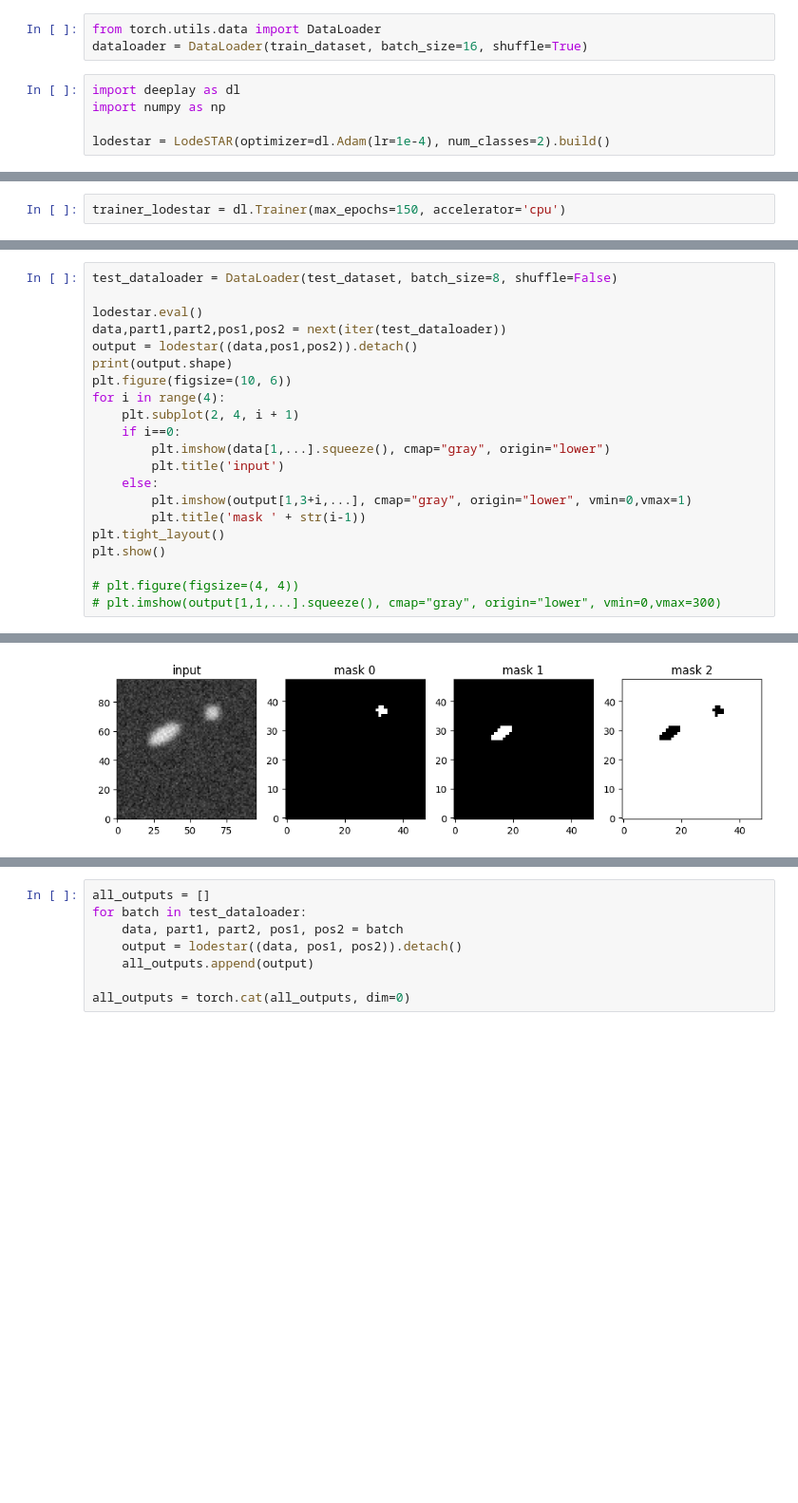
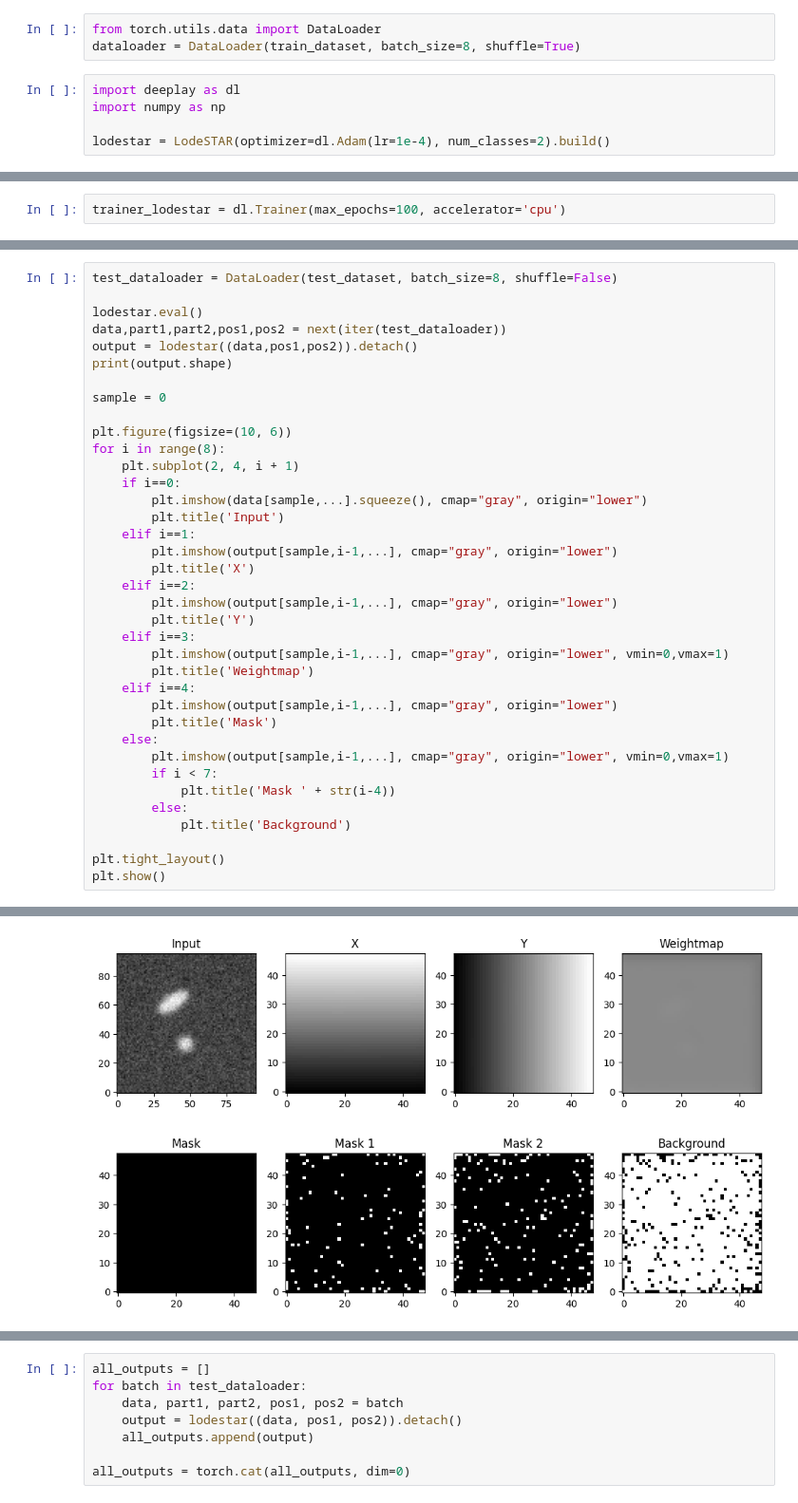
Before and after one commit to AlonsoCid/TFM_LodeSTAR, a Jupyter notebook: lodestar2.ipynb, the cells around one changed output, grey strips where cells are left out. Shown at 95% size. Saved outputs shown, nothing was run; the diff lists cells and outputs as text; blank space fills up the shorter version.

```diff
--- a/lodestar2.ipynb
+++ b/lodestar2.ipynb
@@ -407,6 +401,6 @@ Test the model
 # %%
 from torch.utils.data import DataLoader
-dataloader = DataLoader(train_dataset, batch_size=16, shuffle=True)
+dataloader = DataLoader(train_dataset, batch_size=8, shuffle=True)
 # %%
 import deeplay as dl
 import numpy as np
@@ -417,5 +409,5 @@ Train and plot the model
 # %%
-trainer_lodestar = dl.Trainer(max_epochs=150, accelerator='cpu')
+trainer_lodestar = dl.Trainer(max_epochs=100, accelerator='cpu')
 # %%
 trainer_lodestar.fit(lodestar, dataloader)
 # %% [output]
@@ -500,24 +534,40 @@ plt.show()
 # %%
 test_dataloader = DataLoader(test_dataset, batch_size=8, shuffle=False)
 
 lodestar.eval()
 data,part1,part2,pos1,pos2 = next(iter(test_dataloader))
 output = lodestar((data,pos1,pos2)).detach()
 print(output.shape)
+
+sample = 0
+
 plt.figure(figsize=(10, 6))
-for i in range(4):
+for i in range(8):
 	plt.subplot(2, 4, i + 1)
 	if i==0:
-		plt.imshow(data[1,...].squeeze(), cmap="gray", origin="lower")
-		plt.title('input')
+		plt.imshow(data[sample,...].squeeze(), cmap="gray", origin="lower")
+		plt.title('Input')
+	elif i==1:
+		plt.imshow(output[sample,i-1,...], cmap="gray", origin="lower")
+		plt.title('X')
+	elif i==2:
+		plt.imshow(output[sample,i-1,...], cmap="gray", origin="lower")
+		plt.title('Y')
+	elif i==3:
+		plt.imshow(output[sample,i-1,...], cmap="gray", origin="lower", vmin=0,vmax=1)
+		plt.title('Weightmap')
+	elif i==4:
+		plt.imshow(output[sample,i-1,...], cmap="gray", origin="lower")
+		plt.title('Mask')
 	else:
-		plt.imshow(output[1,3+i,...], cmap="gray", origin="lower", vmin=0,vmax=1)
-		plt.title('mask ' + str(i-1))
+		plt.imshow(output[sample,i-1,...], cmap="gray", origin="lower", vmin=0,vmax=1)
+		if i < 7:
+			plt.title('Mask ' + str(i-4))
+		else:
+			plt.title('Background')
+
 plt.tight_layout()
 plt.show()
-
-# plt.figure(figsize=(4, 4))
-# plt.imshow(output[1,1,...].squeeze(), cmap="gray", origin="lower", vmin=0,vmax=300)
 # %% [output]
 torch.Size([8, 7, 48, 48])
-[figure, old version]
+[figure, new version]
```
Also changed, not shown: parts of 17 cells of this notebook, 32 other files.
